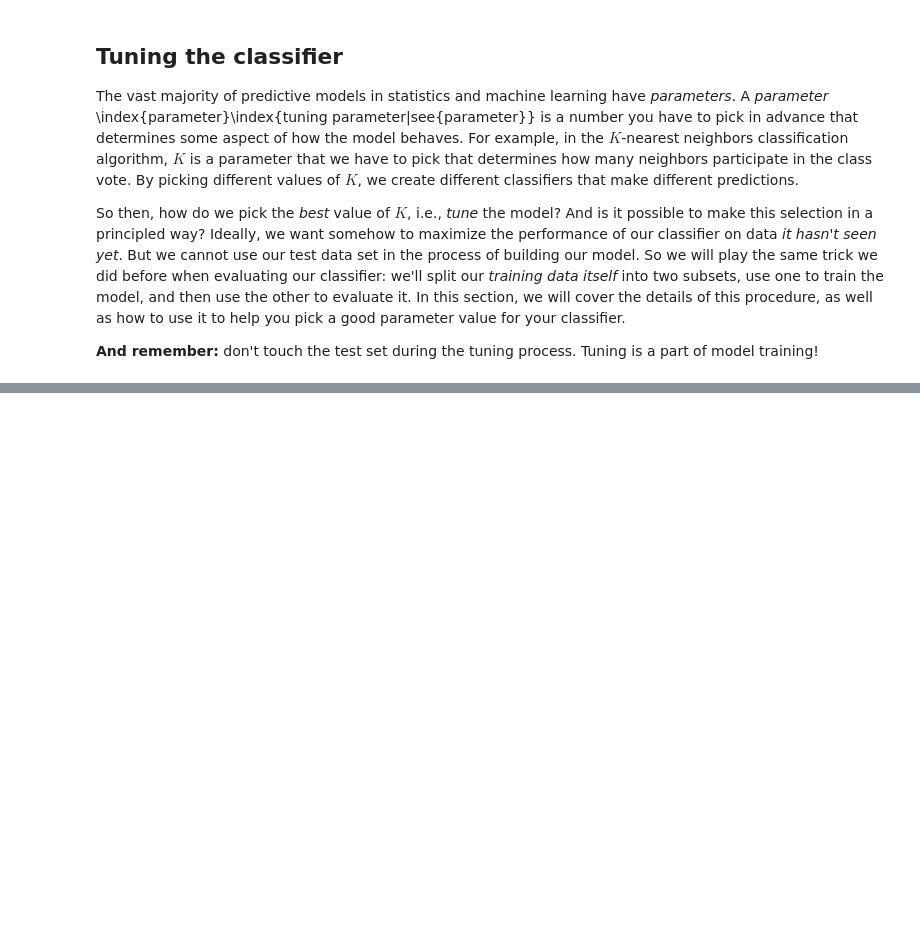
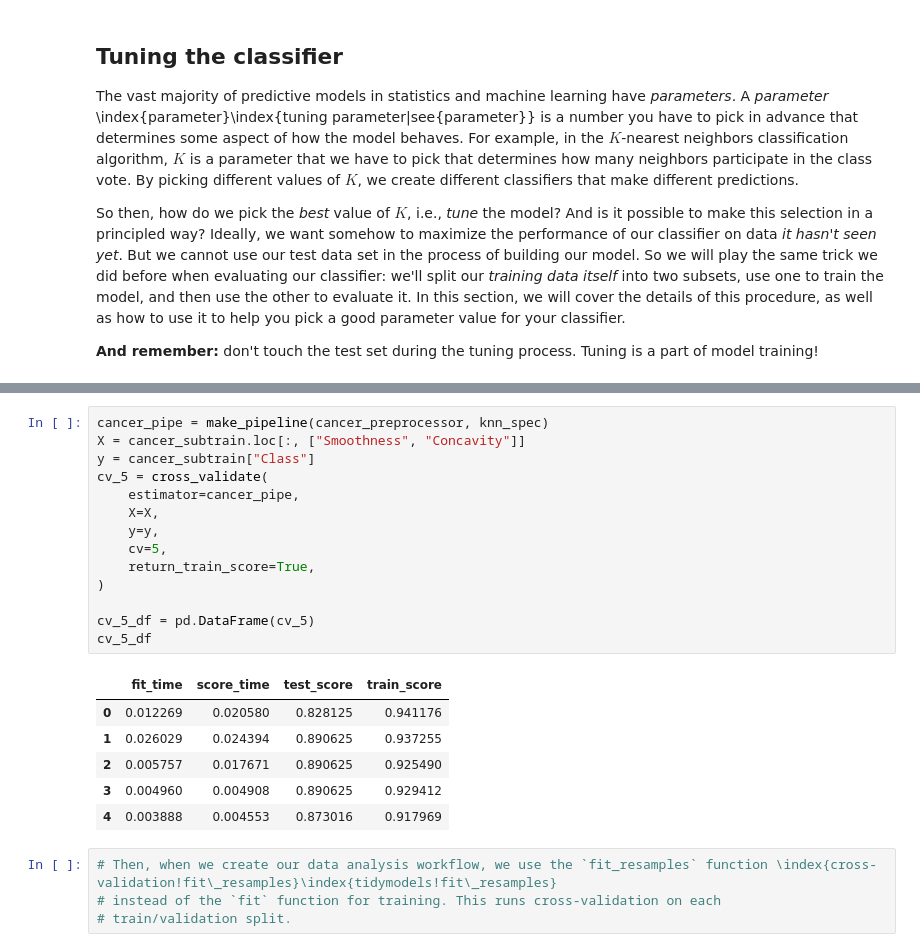
Before and after one commit to UBC-DSCI/introduction-to-datascience-python, a Jupyter notebook: source/classification2.ipynb, the cells around one changed output, grey strips where cells are left out. Saved outputs shown, nothing was run; the diff lists cells and outputs as text; blank space fills up the shorter version.

Commit message:
working on cross-validation section

```diff
--- a/source/classification2.ipynb
+++ b/source/classification2.ipynb
@@ -869,0 +893,25 @@ cancer_vfold
+# %%
+cancer_pipe = make_pipeline(cancer_preprocessor, knn_spec)
+X = cancer_subtrain.loc[:, ["Smoothness", "Concavity"]]
+y = cancer_subtrain["Class"]
+cv_5 = cross_validate(
+    estimator=cancer_pipe,
+    X=X,
+    y=y,
+    cv=5,
+    return_train_score=True,
+)
+
+cv_5_df = pd.DataFrame(cv_5)
+cv_5_df
+# %% [output]
+|  | fit_time | score_time | test_score | train_score |
+| 0 | 0.012269 | 0.020580 | 0.828125 | 0.941176 |
+| 1 | 0.026029 | 0.024394 | 0.890625 | 0.937255 |
+| 2 | 0.005757 | 0.017671 | 0.890625 | 0.925490 |
+| 3 | 0.004960 | 0.004908 | 0.890625 | 0.929412 |
+| 4 | 0.003888 | 0.004553 | 0.873016 | 0.917969 |
+# %%
+# Then, when we create our data analysis workflow, we use the `fit_resamples` function \index{cross-validation!fit\_resamples}\index{tidymodels!fit\_resamples}
+# instead of the `fit` function for training. This runs cross-validation on each
+# train/validation split.
```
Also changed, not shown: parts of 27 cells of this notebook, 2 other files.
